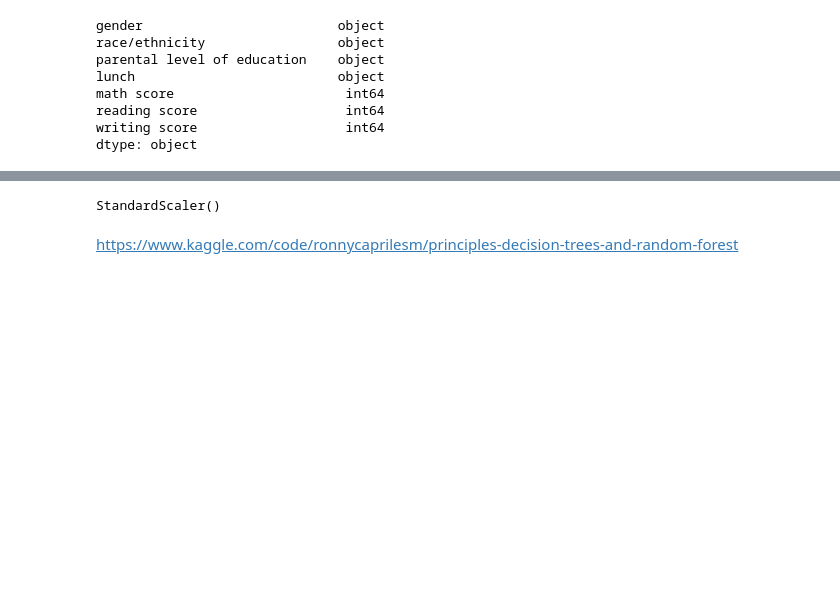
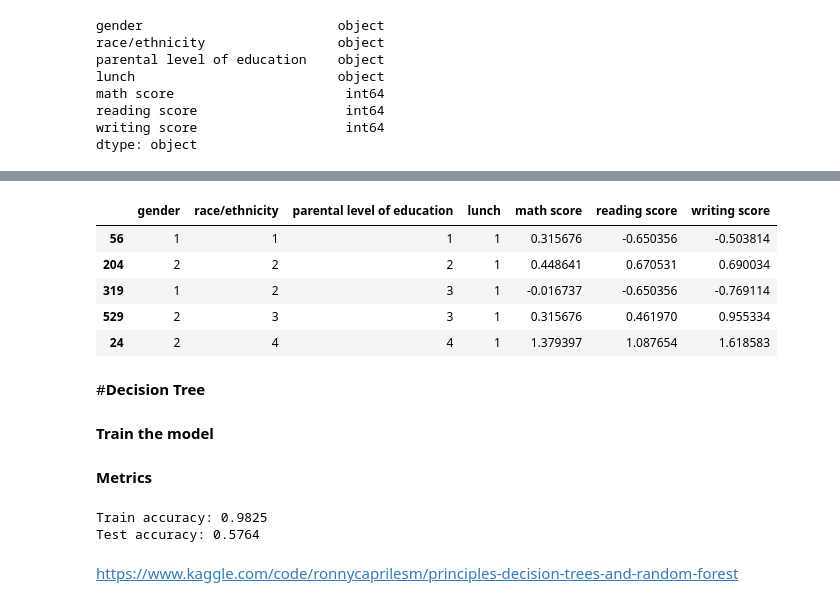
Before and after one commit to fishitmo/Machine-Learning-and-Data-Science-Projects, a Jupyter notebook: Students_Performance_in_Exams.ipynb, the cells around one changed output, grey strips where cells are left out. Saved outputs shown, nothing was run; the diff lists cells and outputs as text; code cells hidden in the pictures; blank space fills up the shorter version.

```diff
--- a/Students_Performance_in_Exams.ipynb
+++ b/Students_Performance_in_Exams.ipynb
@@ -217,4 +217,13 @@ ValueError: could not convert string to float: 'female'
-# %%
-sc_x
-# %% [output]
-StandardScaler()
+# %%
+X_train.head()
+# %% [output]
+|  | gender | race/ethnicity | parental level of education | lunch | math score | reading score | writing score |
+| 56 | 1 | 1 | 1 | 1 | 0.315676 | -0.650356 | -0.503814 |
+| 204 | 2 | 2 | 2 | 1 | 0.448641 | 0.670531 | 0.690034 |
+| 319 | 1 | 2 | 3 | 1 | -0.016737 | -0.650356 | -0.769114 |
+| 529 | 2 | 3 | 3 | 1 | 0.315676 | 0.461970 | 0.955334 |
+| 24 | 2 | 4 | 4 | 1 | 1.379397 | 1.087654 | 1.618583 |
+# %% [markdown]
+#**Decision Tree**
+# %% [markdown]
+**Train the model**
@@ -221,3 +235,15 @@ StandardScaler()
+# %% [markdown]
+**Metrics**
+# %%
+train_accuracy_tree = accuracy_score(y_train, y_train_pred_tree)
+test_accuracy_tree = accuracy_score(y_test, y_test_pred_tree)
+
+print('Train accuracy:', np.round(train_accuracy_tree,4))
+
+print('Test accuracy:', np.round(test_accuracy_tree,4))
+# %% [output]
+Train accuracy: 0.9825
+Test accuracy: 0.5764
 # %% [markdown]
 https://www.kaggle.com/code/ronnycaprilesm/principles-decision-trees-and-random-forest
 # %% [markdown]
```
Also changed, not shown: parts of 3 cells of this notebook.
